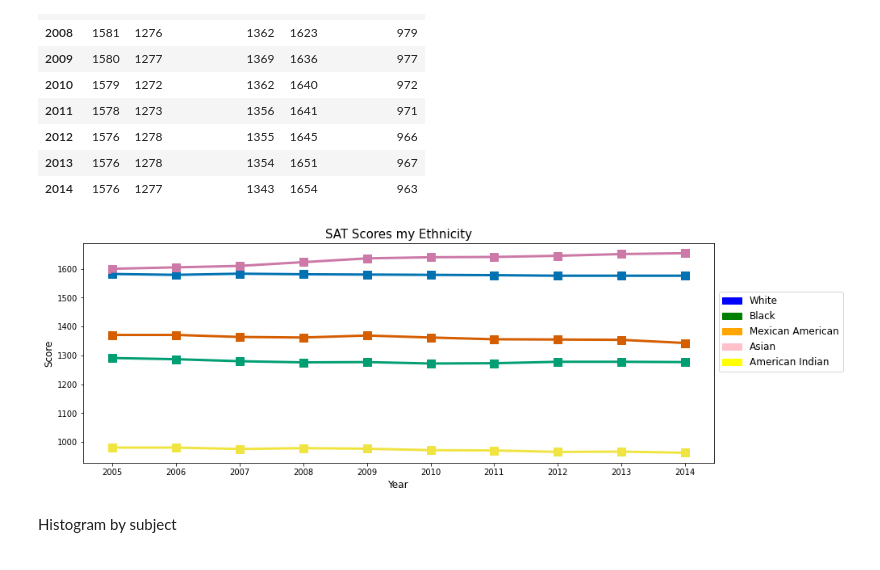
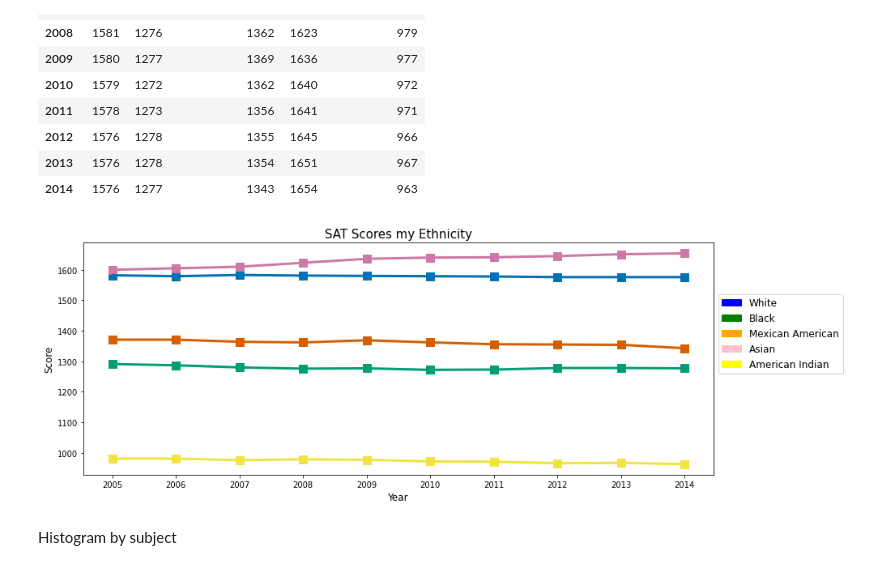
Before and after one commit to phamc4/Projects, a Jupyter notebook: SAT_changes.ipynb, the cells around one changed output. Drawn from its saved outputs; the diff is of its cells as text; code cells hidden in the pictures.

```diff
--- a/SAT_changes.ipynb
+++ b/SAT_changes.ipynb
@@ -397,19 +417,19 @@ ethn_sat
 # %%
 fig, ax = plt.subplots(figsize=(14,5))
 handle = [Rectangle((0,0),1,1,color=c) for c in ['blue', 'green', 'orange', 'pink', 'yellow']]
 
-for i in throw.columns:
+for i in ethn_sat.columns:
     ax.plot(ethn_sat.index, ethn_sat[i], linewidth=3)
     ax.scatter(ethn_sat.index, ethn_sat[i], marker='s', s=100)
 
 ax.set_title('SAT Scores my Ethnicity', size=15)
 ax.set_xlabel('Year', size=12)
 ax.set_ylabel('Score', size=12)
 ax.legend(handle, ethn_sat.columns, prop={'size':12}, bbox_to_anchor=(1,0.8))
-
+plt.tight_layout()
 # plt.savefig('ethnicity_comparison.png')
 # %% [output]
-[figure, old version]
+[figure, new version]
 # %% [markdown]
 Histogram by subject
 # %%
```
Also changed, not shown: parts of 14 cells of this notebook.
